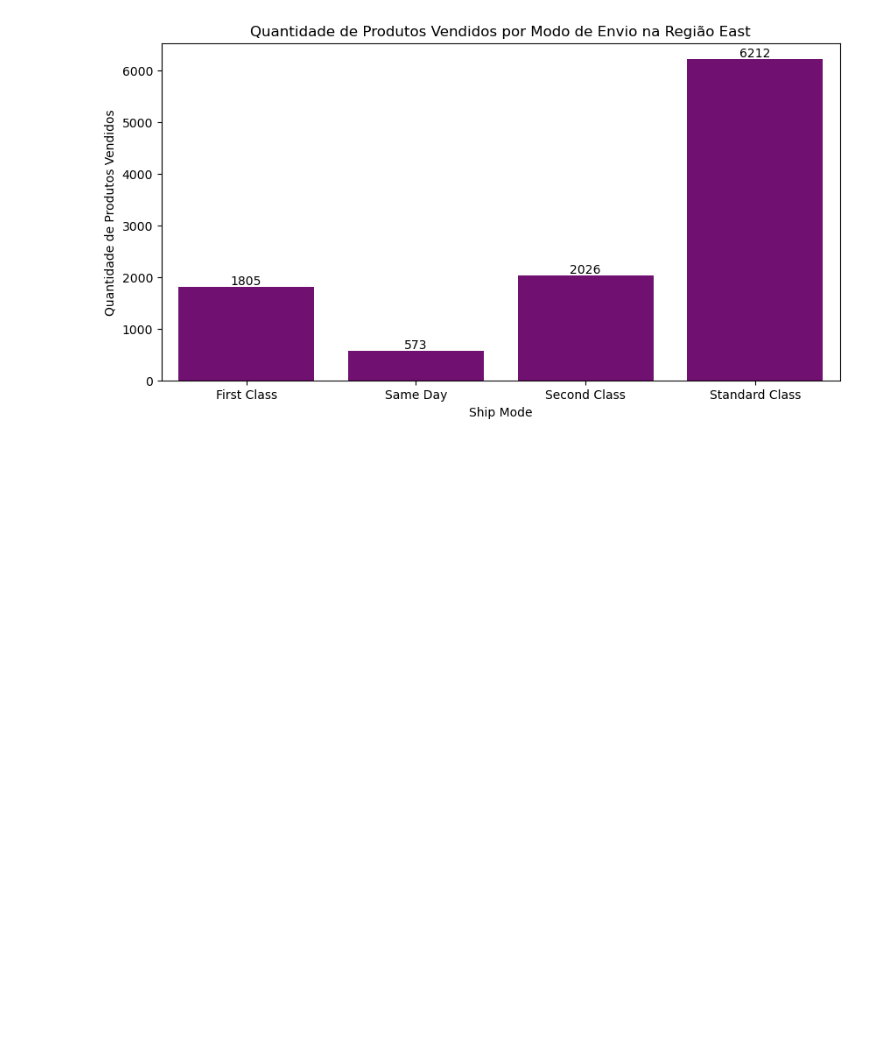
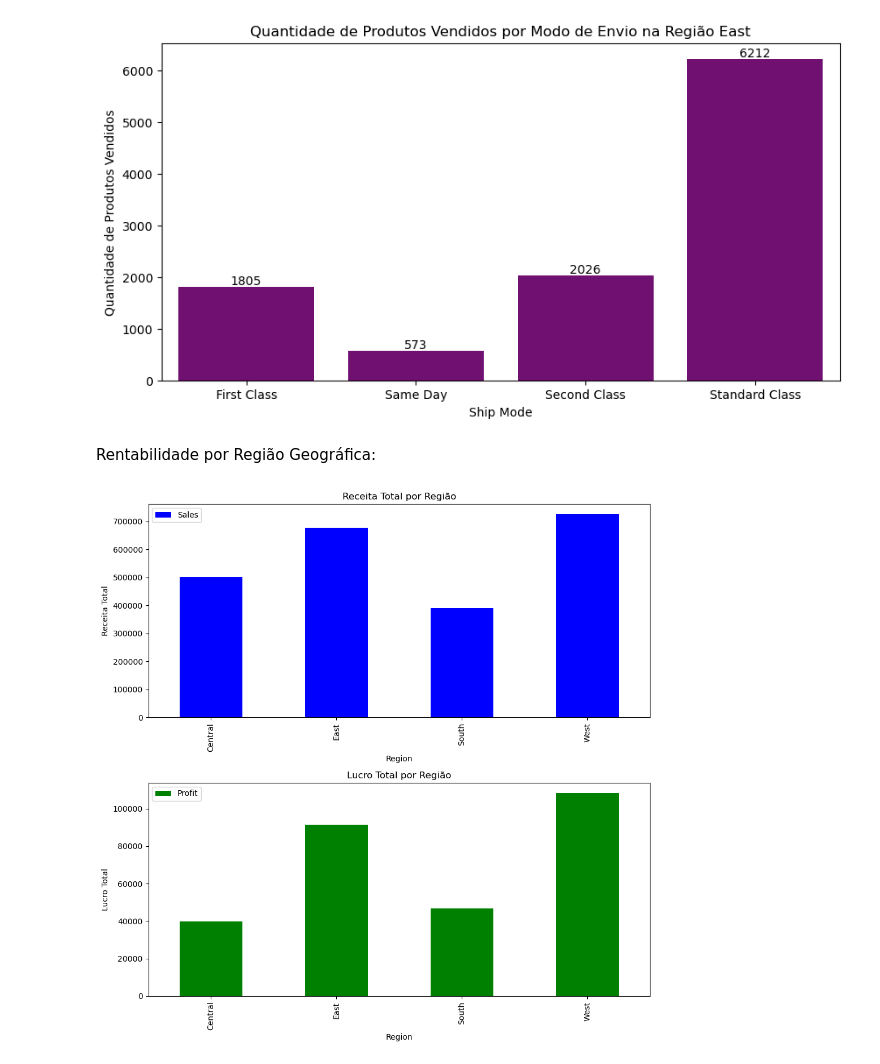
Before and after one commit to mario8978/Analise-de-Dados-Superstore-Sales, a Jupyter notebook: analise1.ipynb, the cells around one changed output. Cells and saved outputs as stored; diff of their text form; code cells hidden in the pictures; blank space fills up the shorter version.

Commit message:
Análise da Rentabilidade por Região Geográfia

```diff
--- a/analise1.ipynb
+++ b/analise1.ipynb
@@ -284,3 +284,27 @@ for i, regiao in enumerate(df['Region'].unique()):
 [figure]
 [figure]
 [figure]
+# %% [markdown]
+Rentabilidade por Região Geográfica:
+# %%
+#Quais são as regiões que geram maior receita e lucro?
+#1. Calculando a receita e o lucro total por região
+tabelaRegiao = df.groupby('Region')['Sales', 'Profit'].sum().reset_index()
+
+#2. Plotando o gráfico
+fig, axes = plt.subplots(nrows=2, ncols=1, figsize=(10, 10))
+
+# Gráfico 1: Receita total por região
+tabelaRegiao.plot(x='Region', y='Sales', kind='bar', ax=axes[0], color='blue')
+axes[0].set_title('Receita Total por Região')
+axes[0].set_ylabel('Receita Total')
+
+# Gráfico 2: Lucro total por região
+tabelaRegiao.plot(x='Region', y='Profit', kind='bar', ax=axes[1], color='green')
+axes[1].set_title('Lucro Total por Região')
+axes[1].set_ylabel('Lucro Total')
+
+plt.tight_layout()
+plt.show()
+# %% [output]
+[figure, added]
```
Also changed, not shown: parts of 2 cells of this notebook.
